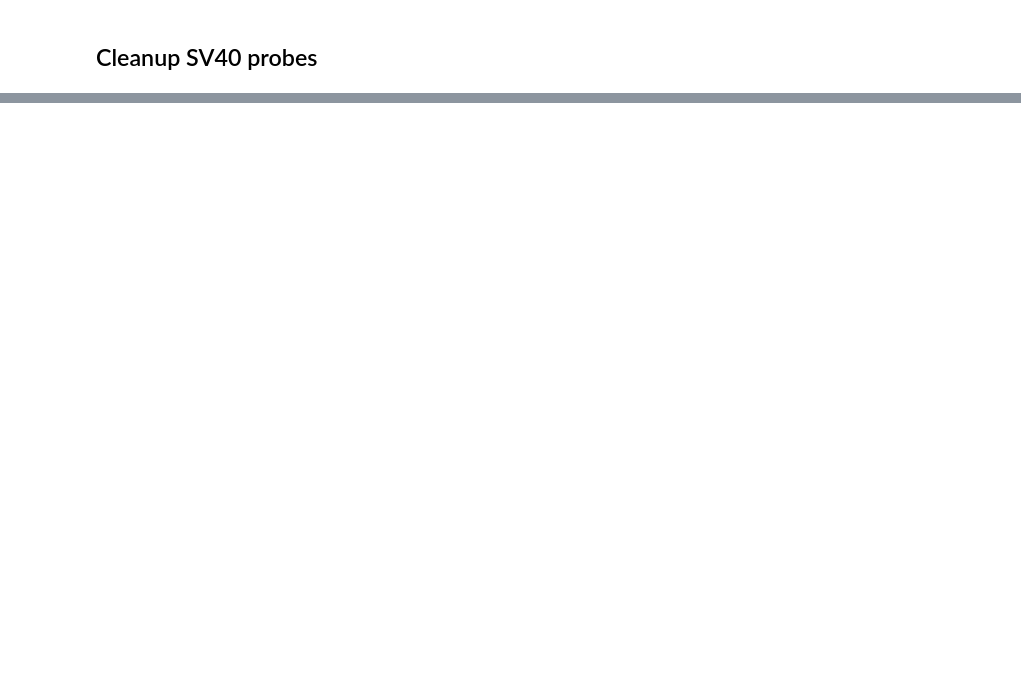
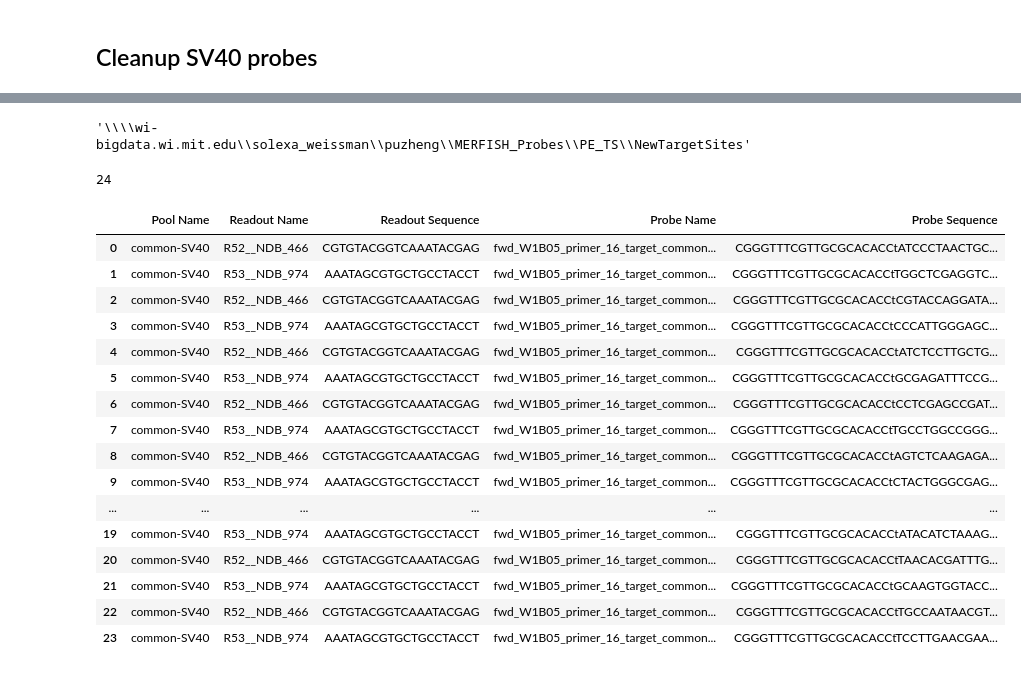
Before and after one commit to zhengpuas47/Weissman_MERFISH_Scripts, a Jupyter notebook: LineageTracing/PrimeEditor_new/Library_Design/5_MERFISHmax_for_CommonRegion.ipynb, the cells around one changed output, grey strips where cells are left out. Saved outputs shown, nothing was run; the diff lists cells and outputs as text; code cells hidden in the pictures; blank space fills up the shorter version.

```diff
--- a/LineageTracing/PrimeEditor_new/Library_Design/5_MERFISHmax_for_CommonRegion.ipynb
+++ b/LineageTracing/PrimeEditor_new/Library_Design/5_MERFISHmax_for_CommonRegion.ipynb
@@ -68,0 +67,4 @@ PL21_probe_filename = os.
+# %%
+pool_folder
+# %% [output]
+'\\\\wi-bigdata.wi.mit.edu\\solexa_weissman\\puzheng\\MERFISH_Probes\\PE_TS\\NewTargetSites'
@@ -68,0 +75,72 @@ PL21_probe_filename = os.
+# %%
+import re
+
+# extract targeting region:
+targeting_seqs = []
+for _i, _row in PL21_probes.iterrows():
+    _seq = _row['Sequence'].split('/5Acryd/')[1]
+    targeting_seqs.append(re.split(r'[atcg]+', _seq, )[1])
+print(len(targeting_seqs))
+# %% [output]
+24
+# %%
+seq_linker = 't'
+name_linker = '_'
+
+opool_name = 'common-SV40'
+readout_count = 4
+primer_len = 20
+
+final_probe_df = {
+    'Pool Name':[],
+    'Readout Name': [],
+    'Readout Sequence': [],
+    'Probe Name': [],
+    'Probe Sequence': [],
+}
+
+for _i, _targeting_seq in enumerate(targeting_seqs):
+    _target_name = f"{opool_name}_probe_{_i}"
+    _sel_bit = _i%2
+    _readout_name, _readout_seq = sel_readouts.loc[_sel_bit]
+    #print(_readout_name, _readout_seq)
+    # assemble
+    # join names
+    _seq_list = [fwd_primer['Sequence'].values[0], _targeting_seq] \
+    + readout_count * [_readout_seq] \
+    + [reverse_complement(rev_primer['Sequence'].values[0][-primer_len:])]
+    _name_list = [
+        'fwd', fwd_primer['Name'].values[0],
+        'target', _target_name,
+        'readouts', f'{readout_count}x' + _readout_name,
+        'rev', rev_primer['Name'].values[0],
+    ]
+    _final_seq = seq_linker.join(_seq_list)
+    _final_name = name_linker.join(_name_list)
+    # append
+    final_probe_df['Pool Name'].append(opool_name)
+    final_probe_df['Readout Name'].append(_readout_name)
+    final_probe_df['Readout Sequence'].append(_readout_seq)
+    final_probe_df['Probe Name'].append(_final_name)
+    final_probe_df['Probe Sequence'].append(_final_seq)
+final_probe_df = pd.DataFrame(final_probe_df)
+# %%
+final_probe_df
+# %% [output]
+|  | Pool Name | Readout Name | Readout Sequence | Probe Name | Probe Sequence |
+| 0 | common-SV40 | R52__NDB_466 | CGTGTACGGTCAAATACGAG | fwd_W1B05_primer_16_target_common... | CGGGTTTCGTTGCGCACACCtATCCCTAACTGC... |
+| 1 | common-SV40 | R53__NDB_974 | AAATAGCGTGCTGCCTACCT | fwd_W1B05_primer_16_target_common... | CGGGTTTCGTTGCGCACACCtTGGCTCGAGGTC... |
+| 2 | common-SV40 | R52__NDB_466 | CGTGTACGGTCAAATACGAG | fwd_W1B05_primer_16_target_common... | CGGGTTTCGTTGCGCACACCtCGTACCAGGATA... |
+| 3 | common-SV40 | R53__NDB_974 | AAATAGCGTGCTGCCTACCT | fwd_W1B05_primer_16_target_common... | CGGGTTTCGTTGCGCACACCtCCCATTGGGAGC... |
+| 4 | common-SV40 | R52__NDB_466 | CGTGTACGGTCAAATACGAG | fwd_W1B05_primer_16_target_common... | CGGGTTTCGTTGCGCACACCtATCTCCTTGCTG... |
+| 5 | common-SV40 | R53__NDB_974 | AAATAGCGTGCTGCCTACCT | fwd_W1B05_primer_16_target_common... | CGGGTTTCGTTGCGCACACCtGCGAGATTTCCG... |
+| 6 | common-SV40 | R52__NDB_466 | CGTGTACGGTCAAATACGAG | fwd_W1B05_primer_16_target_common... | CGGGTTTCGTTGCGCACACCtCCTCGAGCCGAT... |
+| 7 | common-SV40 | R53__NDB_974 | AAATAGCGTGCTGCCTACCT | fwd_W1B05_primer_16_target_common... | CGGGTTTCGTTGCGCACACCtTGCCTGGCCGGG... |
+| 8 | common-SV40 | R52__NDB_466 | CGTGTACGGTCAAATACGAG | fwd_W1B05_primer_16_target_common... | CGGGTTTCGTTGCGCACACCtAGTCTCAAGAGA... |
+| 9 | common-SV40 | R53__NDB_974 | AAATAGCGTGCTGCCTACCT | fwd_W1B05_primer_16_target_common... | CGGGTTTCGTTGCGCACACCtCTACTGGGCGAG... |
+| ... | ... | ... | ... | ... | ... |
+| 19 | common-SV40 | R53__NDB_974 | AAATAGCGTGCTGCCTACCT | fwd_W1B05_primer_16_target_common... | CGGGTTTCGTTGCGCACACCtATACATCTAAAG... |
+| 20 | common-SV40 | R52__NDB_466 | CGTGTACGGTCAAATACGAG | fwd_W1B05_primer_16_target_common... | CGGGTTTCGTTGCGCACACCtTAACACGATTTG... |
+| 21 | common-SV40 | R53__NDB_974 | AAATAGCGTGCTGCCTACCT | fwd_W1B05_primer_16_target_common... | CGGGTTTCGTTGCGCACACCtGCAAGTGGTACC... |
+| 22 | common-SV40 | R52__NDB_466 | CGTGTACGGTCAAATACGAG | fwd_W1B05_primer_16_target_common... | CGGGTTTCGTTGCGCACACCtTGCCAATAACGT... |
+| 23 | common-SV40 | R53__NDB_974 | AAATAGCGTGCTGCCTACCT | fwd_W1B05_primer_16_target_common... | CGGGTTTCGTTGCGCACACCtTCCTTGAACGAA... |
```
Also changed, not shown: parts of 17 cells of this notebook, 1 other file.
